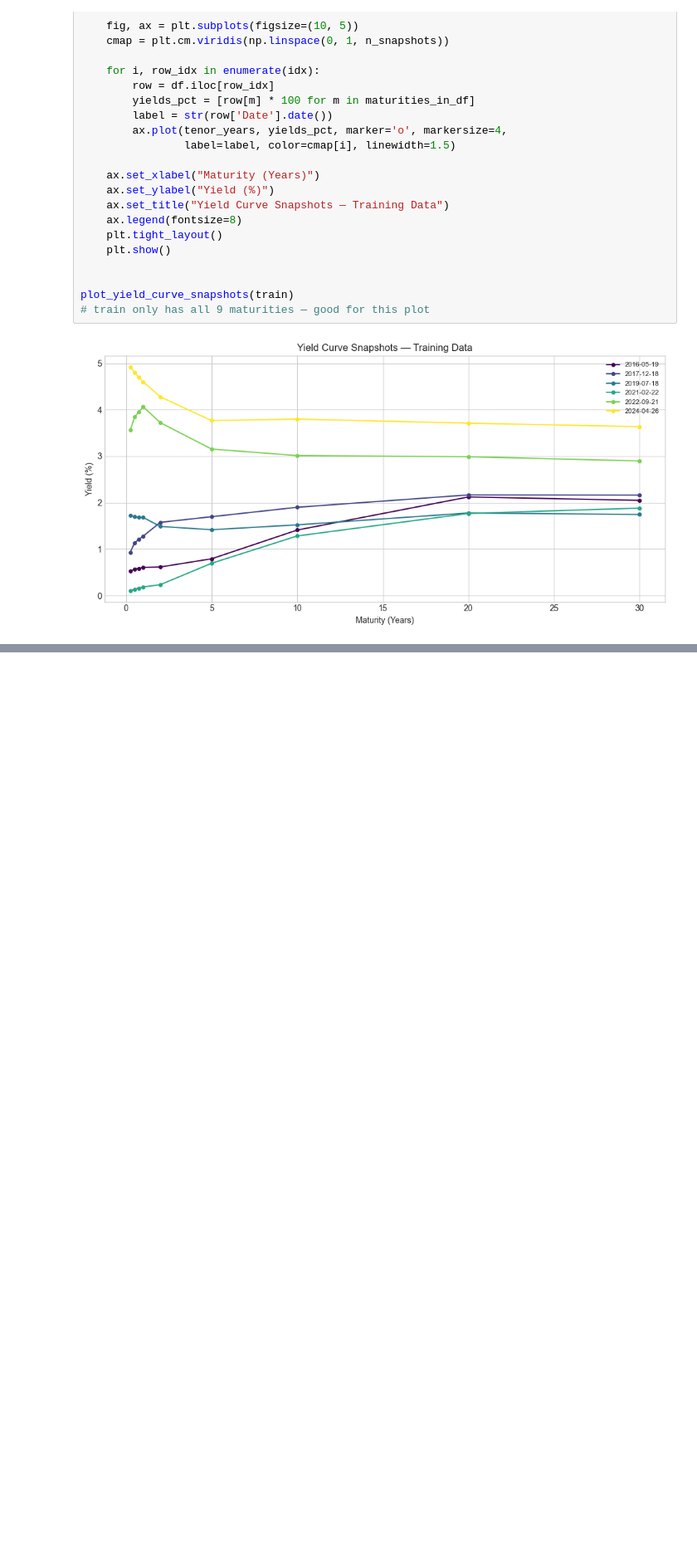
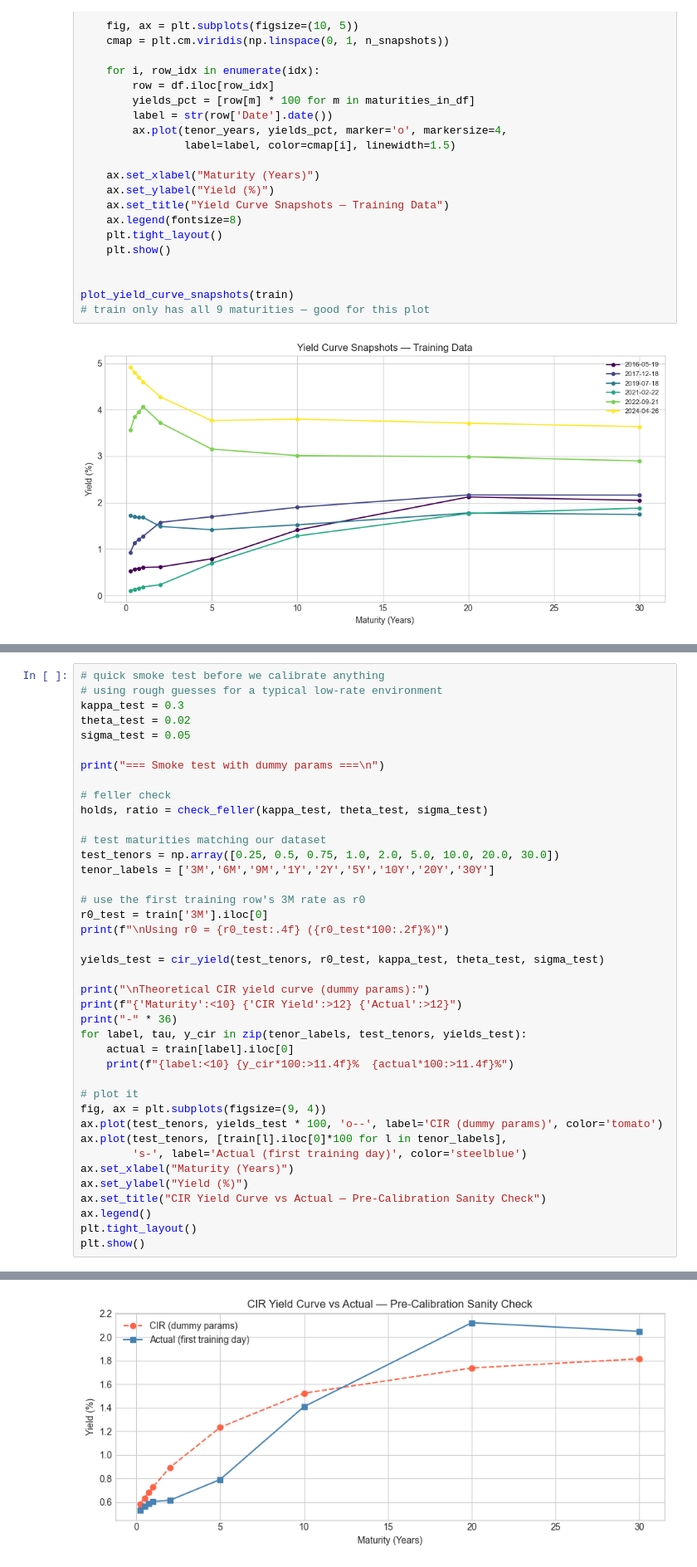
Before and after one commit to aayushp0403/stochastic-ir-modelling, a Jupyter notebook: notebooks/cir_model.ipynb, the cells around one changed output, grey strips where cells are left out. Shown at 83% size. Cells and saved outputs as stored; diff of their text form; blank space fills up the shorter version.

Commit message:
CIR theory, bond pricing function, feller checker, smoke test

```diff
--- a/notebooks/cir_model.ipynb
+++ b/notebooks/cir_model.ipynb
@@ -240,0 +376,41 @@ plot_yield_curve_snapshots(train)
+# %%
+# quick smoke test before we calibrate anything
+# using rough guesses for a typical low-rate environment
+kappa_test = 0.3
+theta_test = 0.02
+sigma_test = 0.05
+
+print("=== Smoke test with dummy params ===\n")
+
+# feller check
+holds, ratio = check_feller(kappa_test, theta_test, sigma_test)
+
+# test maturities matching our dataset
+test_tenors = np.array([0.25, 0.5, 0.75, 1.0, 2.0, 5.0, 10.0, 20.0, 30.0])
+tenor_labels = ['3M','6M','9M','1Y','2Y','5Y','10Y','20Y','30Y']
+
+# use the first training row's 3M rate as r0
+r0_test = train['3M'].iloc[0]
+print(f"\nUsing r0 = {r0_test:.4f} ({r0_test*100:.2f}%)")
+
+yields_test = cir_yield(test_tenors, r0_test, kappa_test, theta_test, sigma_test)
+
+print("\nTheoretical CIR yield curve (dummy params):")
+print(f"{'Maturity':<10} {'CIR Yield':>12} {'Actual':>12}")
+print("-" * 36)
+for label, tau, y_cir in zip(tenor_labels, test_tenors, yields_test):
+    actual = train[label].iloc[0]
+    print(f"{label:<10} {y_cir*100:>11.4f}%  {actual*100:>11.4f}%")
+
+# plot it
+fig, ax = plt.subplots(figsize=(9, 4))
+ax.plot(test_tenors, yields_test * 100, 'o--', label='CIR (dummy params)', color='tomato')
+ax.plot(test_tenors, [train[l].iloc[0]*100 for l in tenor_labels],
+        's-', label='Actual (first training day)', color='steelblue')
+ax.set_xlabel("Maturity (Years)")
+ax.set_ylabel("Yield (%)")
+ax.set_title("CIR Yield Curve vs Actual — Pre-Calibration Sanity Check")
+ax.legend()
+plt.tight_layout()
+plt.show()
+# %% [output]
@@ -240,0 +434 @@ plot_yield_curve_snapshots(train)
+[figure, added]
```
Also changed, not shown: parts of 4 cells of this notebook.
